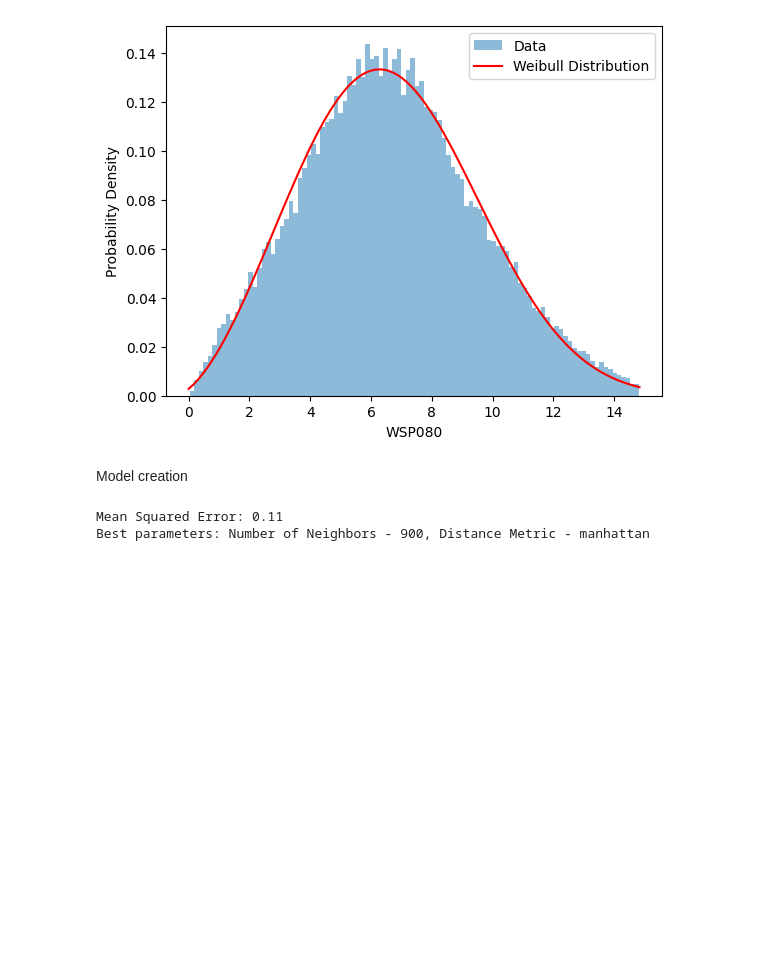
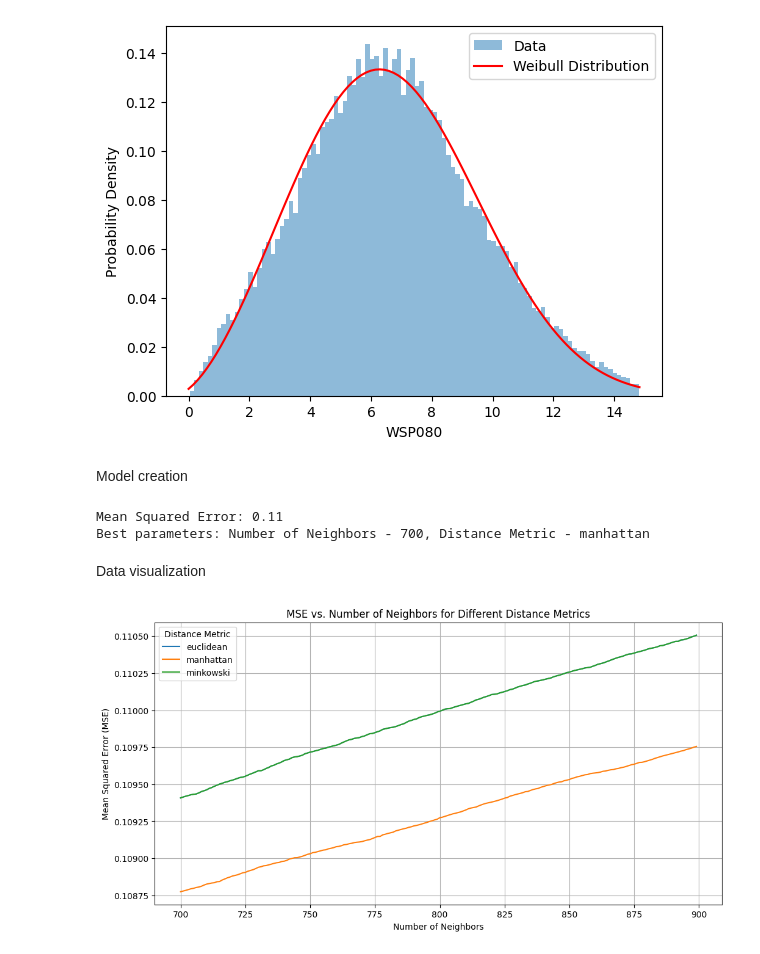
Before and after one commit to 00FA12/MAL-3, a Jupyter notebook: 3. Vestas - Predicting Wind Speed.ipynb, the cells around one changed output. Drawn from its saved outputs; the diff is of its cells as text; code cells hidden in the pictures; blank space fills up the shorter version.

Commit message:
data visualization

```diff
--- a/3. Vestas - Predicting Wind Speed.ipynb
+++ b/3. Vestas - Predicting Wind Speed.ipynb
@@ -386,11 +386,13 @@ labels = df_scaled[["ws77", "wd77_sin", "wd77_cos"]]  # Continuous values for re
 # Split the dataset into training and testing sets
 X_train, X_test, y_train, y_test = train_test_split(df_scaled.drop(columns=labels.columns), labels, test_size=0.2)
 
-neighbors_range = range(900, 1000)
+neighbors_range = range(700, 900)
 distance_metrics = ['euclidean', 'manhattan', 'minkowski']
 
 best_mse = float("inf")
 best_params = {'n_neighbors': None, 'metric': None}
+
+results = []
 
 # Nested loop to iterate over the hyperparameters
 for n_neighbors in neighbors_range:
@@ -407,6 +409,13 @@ for n_neighbors in neighbors_range:
         # Calculate the mean squared error
         mse = mean_squared_error(y_test, predictions)
 
+        results.append({
+            'n_neighbors': n_neighbors,
+            'metric': metric,
+            'mse': mse
+        })
+
+
         # Update the best parameters if current mse is lower
         if mse < best_mse:
             best_mse = mse
@@ -417,4 +426,24 @@ print(f"Mean Squared Error: {best_mse:.2f}")
 print(f"Best parameters: Number of Neighbors - {best_params['n_neighbors']}, Distance Metric - {best_params['metric']}")
 # %% [output]
 Mean Squared Error: 0.11
-Best parameters: Number of Neighbors - 900, Distance Metric - manhattan
+Best parameters: Number of Neighbors - 700, Distance Metric - manhattan
+# %% [markdown]
+Data visualization
+# %%
+# Convert results to a DataFrame for easier plotting
+results_df = pd.DataFrame(results)
+
+# Line plot for each distance metric
+plt.figure(figsize=(12, 6))
+for metric in results_df['metric'].unique():
+    metric_data = results_df[results_df['metric'] == metric]
+    plt.plot(metric_data['n_neighbors'], metric_data['mse'], label=metric)
+
+plt.xlabel("Number of Neighbors")
+plt.ylabel("Mean Squared Error (MSE)")
+plt.title("MSE vs. Number of Neighbors for Different Distance Metrics")
+plt.legend(title="Distance Metric")
+plt.grid(True)
+plt.show()
+# %% [output]
+[figure, added]
```
Also changed, not shown: parts of 1 cell of this notebook.
